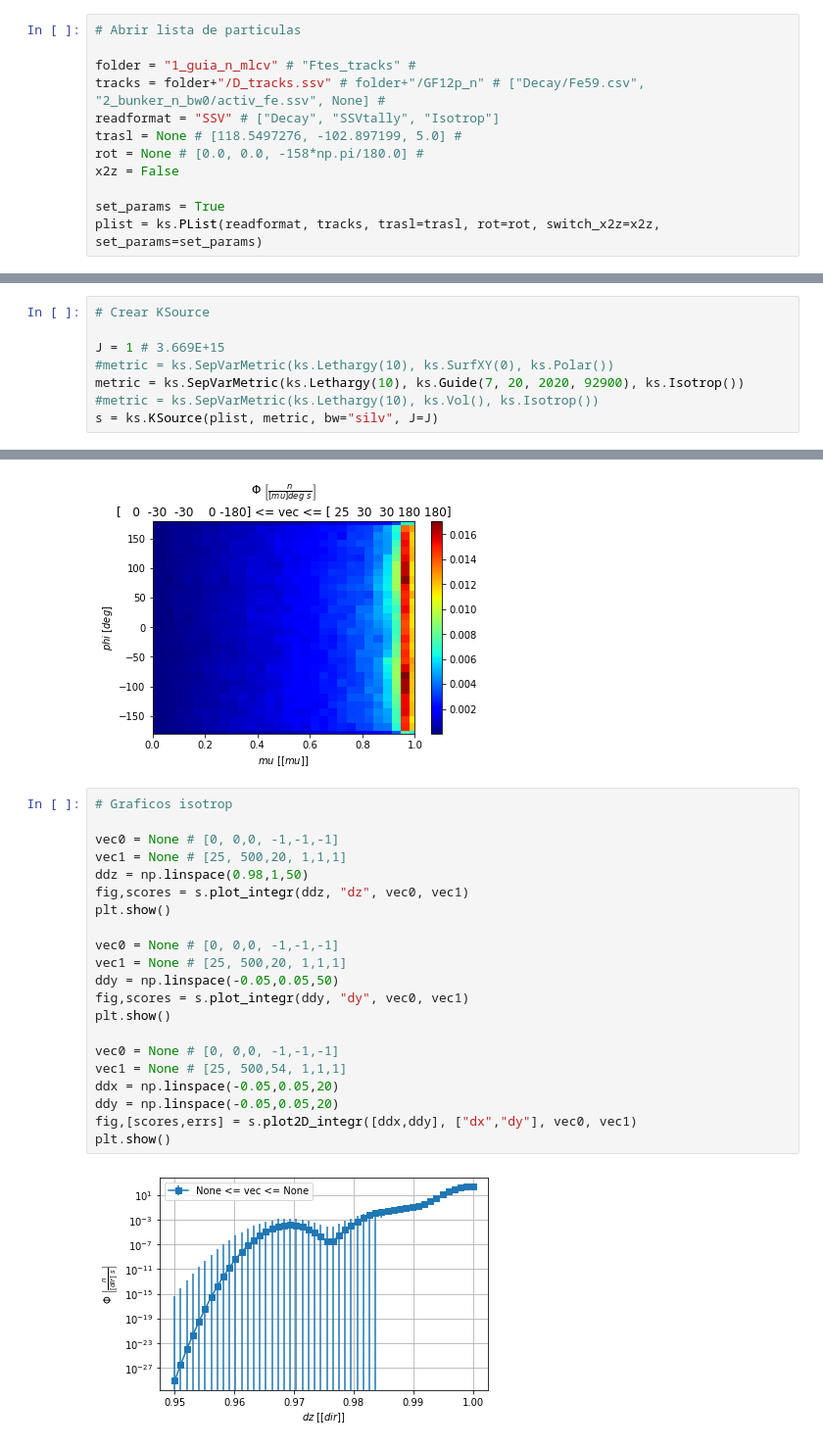
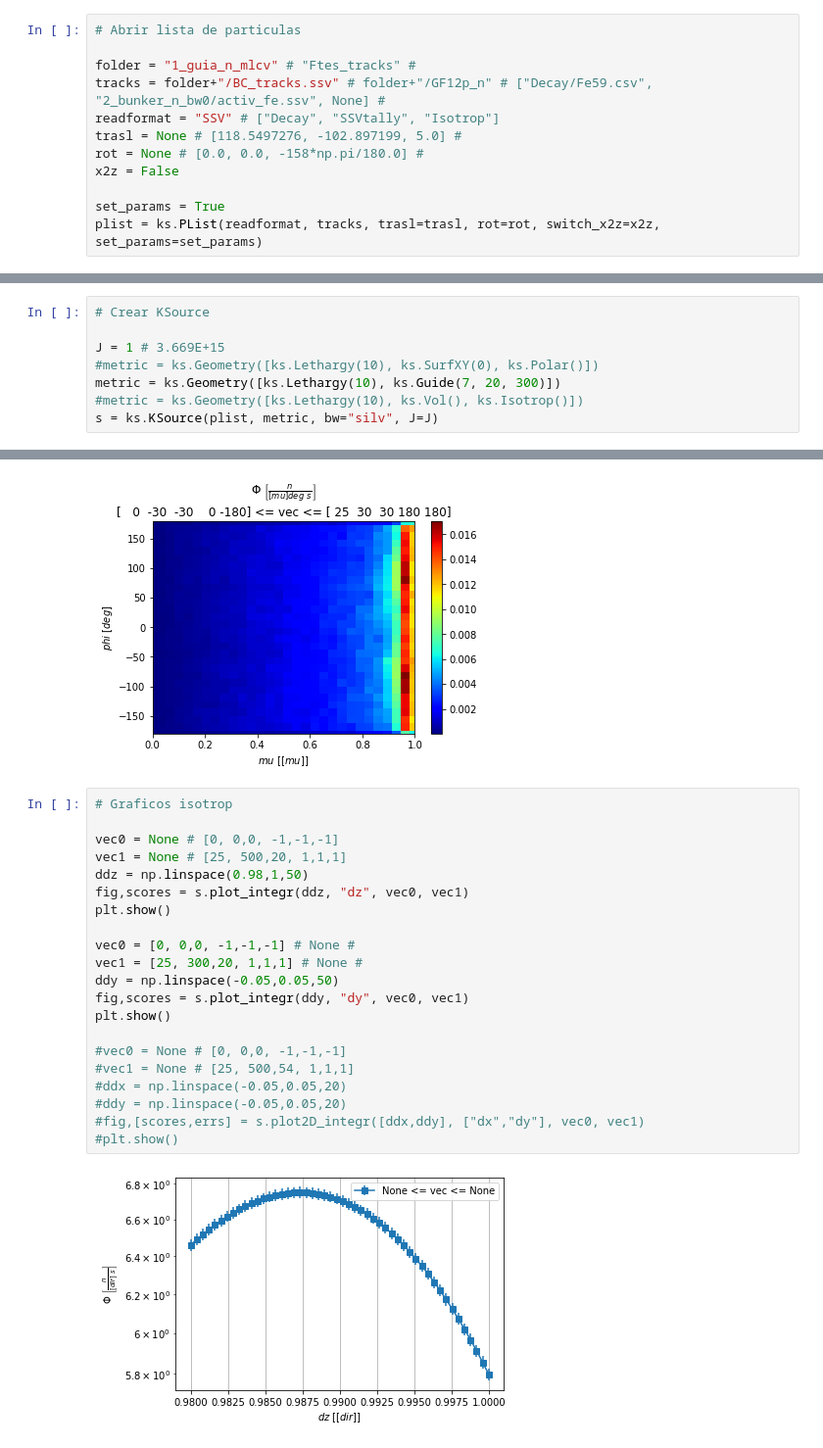
Before and after one commit to KDSource/KDSource, a Jupyter notebook: Auxiliares/plot.ipynb, the cells around one changed output, grey strips where cells are left out. Shown: that part at 98% size. Drawn from its saved outputs; the diff is of its cells as text.

```diff
--- a/Auxiliares/plot.ipynb
+++ b/Auxiliares/plot.ipynb
@@ -11,7 +11,7 @@ np.set_printoptions(precision=3)
 # Abrir lista de particulas
 
 folder = "1_guia_n_mlcv" # "Ftes_tracks" #
-tracks = folder+"/D_tracks.ssv" # folder+"/GF12p_n" # ["Decay/Fe59.csv", "2_bunker_n_bw0/activ_fe.ssv", None] #
+tracks = folder+"/BC_tracks.ssv" # folder+"/GF12p_n" # ["Decay/Fe59.csv", "2_bunker_n_bw0/activ_fe.ssv", None] #
 readformat = "SSV" # ["Decay", "SSVtally", "Isotrop"]
 trasl = None # [118.5497276, -102.897199, 5.0] #
 rot = None # [0.0, 0.0, -158*np.pi/180.0] #
@@ -29,9 +29,9 @@ N = 887846
 # Crear KSource
 
 J = 1 # 3.669E+15
-#metric = ks.SepVarMetric(ks.Lethargy(10), ks.SurfXY(0), ks.Polar())
-metric = ks.SepVarMetric(ks.Lethargy(10), ks.Guide(7, 20, 2020, 92900), ks.Isotrop())
-#metric = ks.SepVarMetric(ks.Lethargy(10), ks.Vol(), ks.Isotrop())
+#metric = ks.Geometry([ks.Lethargy(10), ks.SurfXY(0), ks.Polar()])
+metric = ks.Geometry([ks.Lethargy(10), ks.Guide(7, 20, 300)])
+#metric = ks.Geometry([ks.Lethargy(10), ks.Vol(), ks.Isotrop()])
 s = ks.KSource(plist, metric, bw="silv", J=J)
 # %%
 # Ajustar KSource
@@ -131,23 +131,23 @@ plt.show()
 # %%
 # Graficos isotrop
 
 vec0 = None # [0, 0,0, -1,-1,-1]
 vec1 = None # [25, 500,20, 1,1,1]
 ddz = np.linspace(0.98,1,50)
 fig,scores = s.plot_integr(ddz, "dz", vec0, vec1)
 plt.show()
 
-vec0 = None # [0, 0,0, -1,-1,-1]
-vec1 = None # [25, 500,20, 1,1,1]
+vec0 = [0, 0,0, -1,-1,-1] # None #
+vec1 = [25, 300,20, 1,1,1] # None #
 ddy = np.linspace(-0.05,0.05,50)
 fig,scores = s.plot_integr(ddy, "dy", vec0, vec1)
 plt.show()
 
-vec0 = None # [0, 0,0, -1,-1,-1]
-vec1 = None # [25, 500,54, 1,1,1]
-ddx = np.linspace(-0.05,0.05,20)
-ddy = np.linspace(-0.05,0.05,20)
-fig,[scores,errs] = s.plot2D_integr([ddx,ddy], ["dx","dy"], vec0, vec1)
-plt.show()
+#vec0 = None # [0, 0,0, -1,-1,-1]
+#vec1 = None # [25, 500,54, 1,1,1]
+#ddx = np.linspace(-0.05,0.05,20)
+#ddy = np.linspace(-0.05,0.05,20)
+#fig,[scores,errs] = s.plot2D_integr([ddx,ddy], ["dx","dy"], vec0, vec1)
+#plt.show()
 # %% [output]
-[figure, old version]
+[figure, new version]
```
Also changed, not shown: parts of 5 cells of this notebook, 13 other files.
